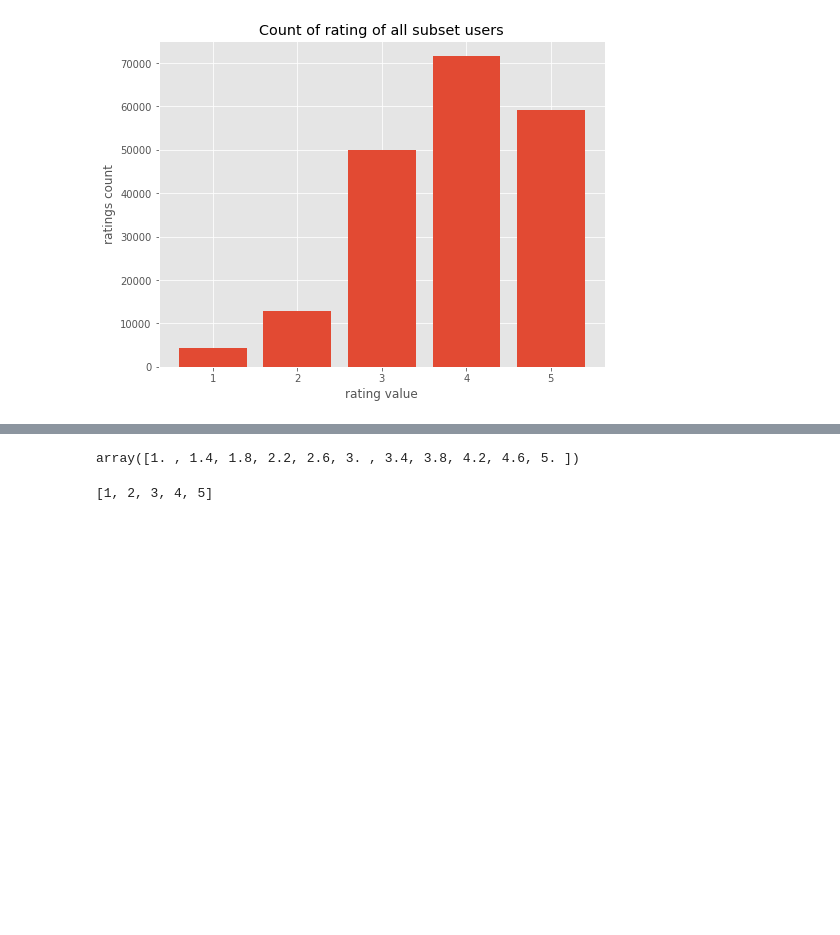
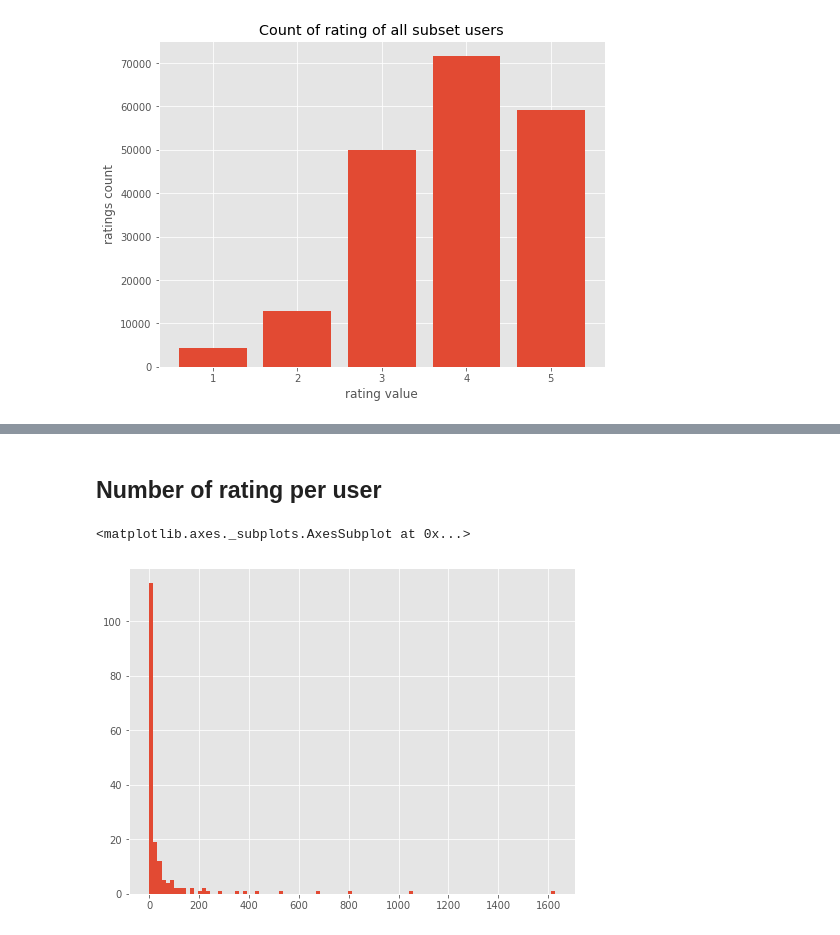
Before and after one commit to tiagocabo/recommender_systems_examples, a Jupyter notebook: Standfor_youtube.ipynb, the cells around one changed output, grey strips where cells are left out. Cells and saved outputs as stored; diff of their text form; code cells hidden in the pictures; blank space fills up the shorter version.

```diff
--- a/Standfor_youtube.ipynb
+++ b/Standfor_youtube.ipynb
@@ -206,8 +203,7 @@ Text(0.5, 1.0, 'Count of rating of all subset users')
-# %%
-bins
-# %% [output]
-array([1. , 1.4, 1.8, 2.2, 2.6, 3. , 3.4, 3.8, 4.2, 4.6, 5. ])
-# %%
-sorted(subset_ratings_df.rating.unique())
-# %% [output]
-[1, 2, 3, 4, 5]
+# %% [markdown]
+## Number of rating per user
+# %%
+subset_ratings_df.groupby(by='user_id').count()['rating'].value_counts().hist(bins=100, figsize=(8,6))
+# %% [output]
+<matplotlib.axes._subplots.AxesSubplot at 0x...>
+[figure, added]
```
Also changed, not shown: parts of 19 cells of this notebook.
